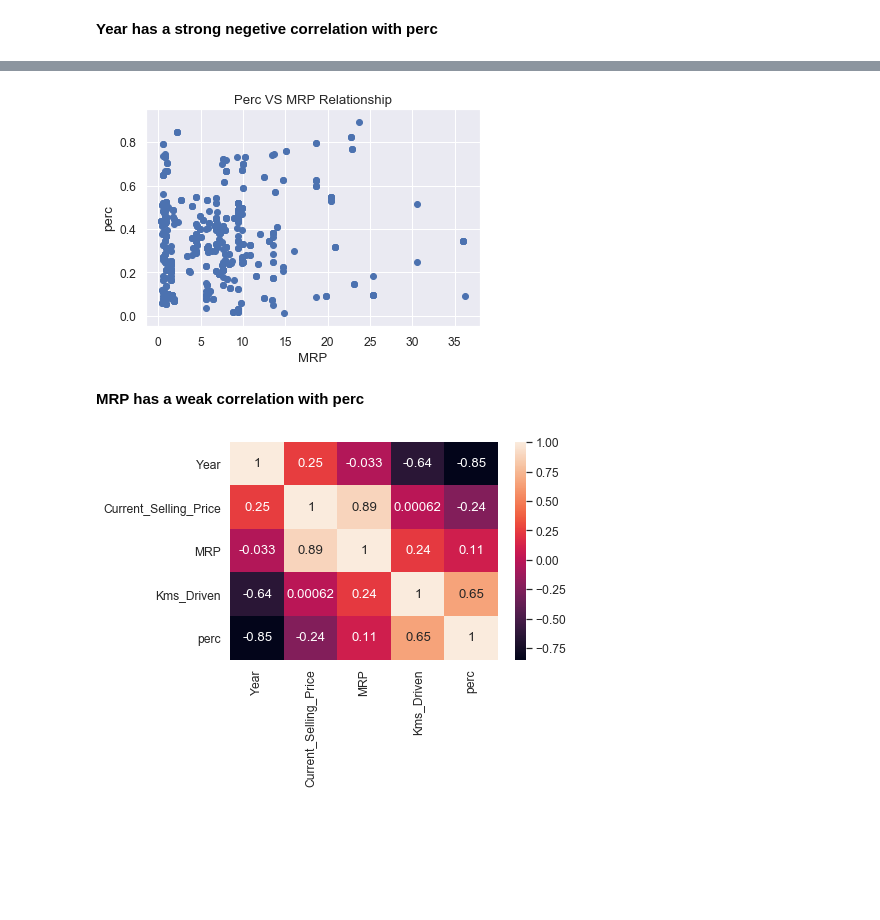
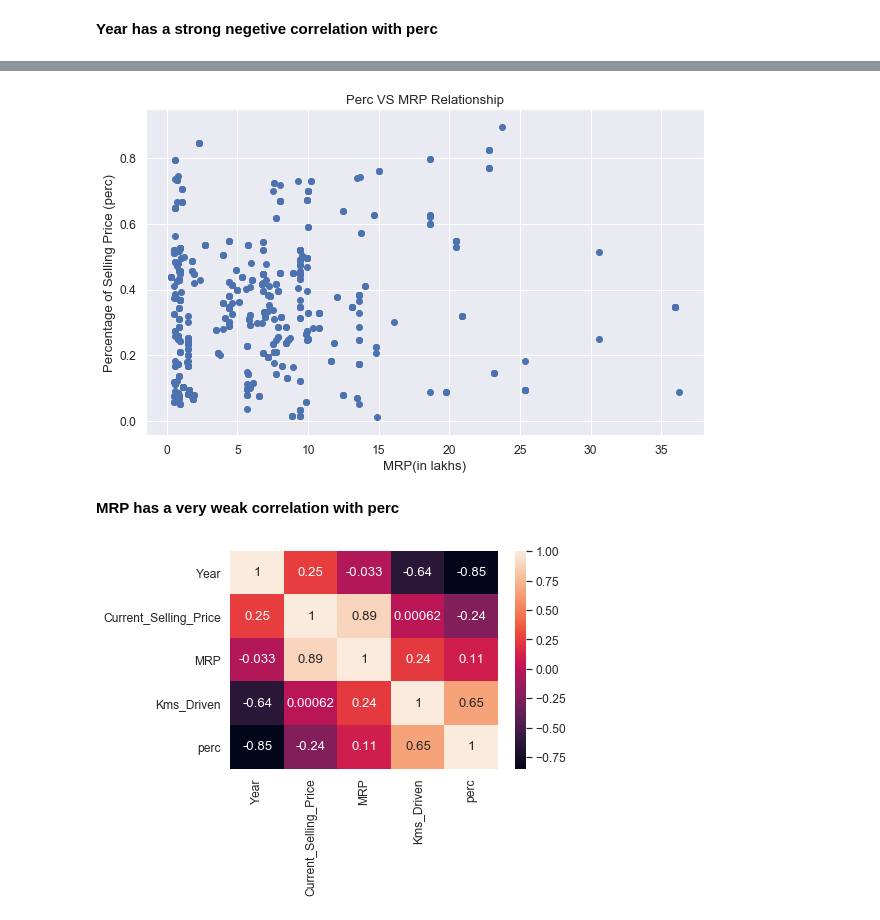
Before and after one commit to Wangsherpa/homework-1, a Jupyter notebook: ai1_c1_homework1_students.ipynb, the cells around one changed output, grey strips where cells are left out. Drawn from its saved outputs; the diff is of its cells as text; code cells hidden in the pictures; blank space fills up the shorter version.

```diff
--- a/ai1_c1_homework1_students.ipynb
+++ b/ai1_c1_homework1_students.ipynb
@@ -635,11 +637,12 @@ plt.title('Perc VS Kms_Driven Relationship');
 # %%
 # your code here
+plt.figure(figsize=(10, 6))
 plt.scatter(cars_df.MRP, cars_df.perc)
-plt.xlabel('MRP')
-plt.ylabel('perc')
+plt.xlabel('MRP(in lakhs)')
+plt.ylabel('Percentage of Selling Price (perc)')
 plt.title('Perc VS MRP Relationship');
 # %% [output]
-[figure, old version]
+[figure, new version]
 # %% [markdown]
-**MRP has a weak correlation with perc**
+**MRP has a very weak correlation with perc**
 # %%
```
Also changed, not shown: parts of 20 cells of this notebook.
